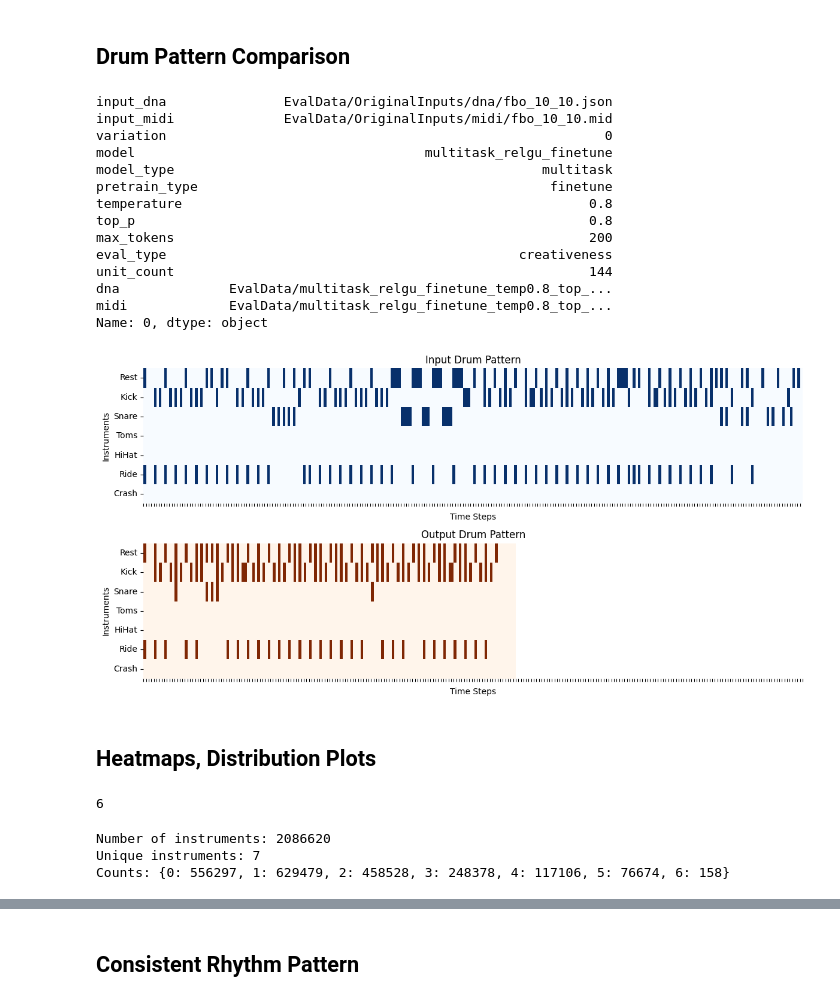
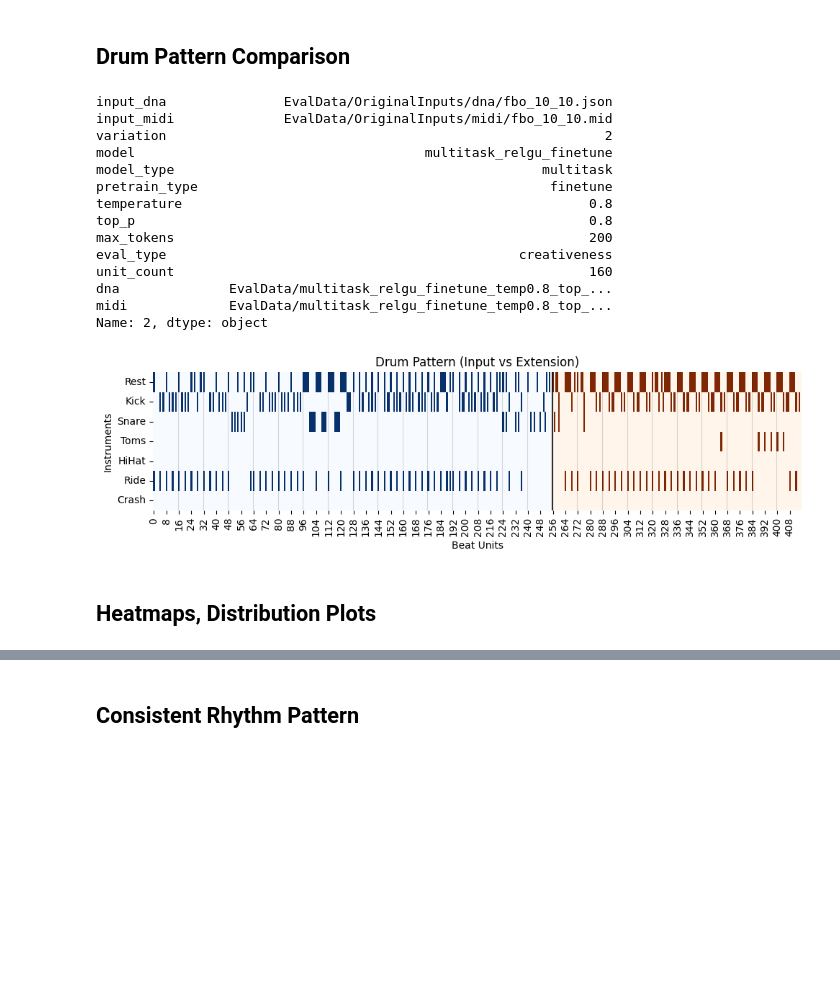
Before and after one commit to FlowkoHinti/GroovePal, a Jupyter notebook: Evaluation/ModelOutputAnalysis.ipynb, the cells around one changed output, grey strips where cells are left out. Drawn from its saved outputs; the diff is of its cells as text; code cells hidden in the pictures; blank space fills up the shorter version.

Commit message:
plotting

```diff
--- a/Evaluation/ModelOutputAnalysis.ipynb
+++ b/Evaluation/ModelOutputAnalysis.ipynb
@@ -143,9 +143,9 @@ else:
         unique_offsets = set()
 
         with open(dna, 'r') as f:
-            data = json.load(f)[0]
+            out_dna = json.load(f)[0]
 
-            for dna_unit in data.get('DNAUnits', []):
+            for dna_unit in out_dna.get('DNAUnits', []):
                 vel_dict = dna_unit.get('VelocityPerValuePart', {})
                 off_dict = dna_unit.get('OffsetTicksPerValuePart', {})
 
@@ -170,10 +170,10 @@ else:
                     unique_offsets.add(o)
 
                 # nomml
-                tpqn = data.get('TicksPerQuarterNote', 480)
+                tpqn = out_dna.get('TicksPerQuarterNote', 480)
 
                 onsets = []
-                for dna_unit in data.get('DNAUnits', []):
+                for dna_unit in out_dna.get('DNAUnits', []):
                     off_dict = dna_unit.get('OffsetTicksPerValuePart', {})
                     for o in off_dict.values():
                         onsets.append(o)
@@ -185,7 +185,7 @@ else:
             'unique_velocity_count': len(unique_velocities),
             'dnvr': len(unique_velocities) / 128.0,
             'unique_offset_count': len(unique_offsets),
-            'dnodr': len(unique_offsets) / data.get('TicksPerGridUnit', 120),
+            'dnodr': len(unique_offsets) / out_dna.get('TicksPerGridUnit', 120),
             'nomml': nomml
         })
 
@@ -578,12 +655,12 @@ See the caveats in the documentation: https://pandas.pydata.org/pandas-docs/stab
 def bit_indexes(n):
     return [i for i in range(n.bit_length()) if (n >> i) & 1]
 # %%
-example = eval_data.iloc[0]
+example = eval_data.iloc[2]
 example
 # %% [output]
 input_dna               EvalData/OriginalInputs/dna/fbo_10_10.json
 input_midi              EvalData/OriginalInputs/midi/fbo_10_10.mid
-variation                                                        0
+variation                                                        2
 model                                     multitask_relgu_finetune
 model_type                                               multitask
 pretrain_type                                             finetune
@@ -591,10 +668,10 @@ temperature                                                    0.8
 top_p                                                          0.8
 max_tokens                                                     200
 eval_type                                             creativeness
-unit_count                                                     144
+unit_count                                                     160
 dna              EvalData/multitask_relgu_finetune_temp0.8_top_...
 midi             EvalData/multitask_relgu_finetune_temp0.8_top_...
-Name: 0, dtype: object
+Name: 2, dtype: object
 # %%
 # plot drum patterns of input and some variations
 with open(example['input_dna'], 'r') as f:
@@ -638,25 +715,42 @@ for i, unit in enumerate(output_units):
 # %%
 instrument_keys = [name for name, val in InstrumentValues.__members__.items()]
 
-plt.figure(figsize=(12, 6))
-plt.subplot(2, 1, 1)
-sns.heatmap(input_pattern.T, cmap='Blues', cbar=False)
-plt.yticks(np.arange(len(instrument_keys)) + 0.5, instrument_keys, rotation=0)
-plt.xticks(np.arange(len_input), rotation=0)
-plt.title('Input Drum Pattern')
-plt.xlabel('Time Steps')
-plt.ylabel('Instruments')
-plt.subplot(2, 1, 2)
-sns.heatmap(output_pattern.T, cmap='Oranges', cbar=False)
-plt.yticks(np.arange(len(instrument_keys)) + 0.5, instrument_keys, rotation=0)
-plt.xticks(np.arange(len_input), rotation=0)
-plt.title('Output Drum Pattern')
-plt.xlabel('Time Steps')
-plt.ylabel('Instruments')
+full_pattern = np.concatenate([input_pattern, output_pattern], axis=0)
+total_steps = full_pattern.shape[0]
+
+input_mask = np.zeros_like(full_pattern, dtype=bool)
+extension_mask = np.zeros_like(full_pattern, dtype=bool)
+input_mask[len_input:, :] = True
+extension_mask[:len_input, :] = True
+
+fig, ax = plt.subplots(figsize=(10, 3))
+
+# Two heatmaps on the same Axes
+sns.heatmap(full_pattern.T, mask=input_mask.T, cmap="Blues", cbar=False, ax=ax)
+sns.heatmap(full_pattern.T, mask=extension_mask.T, cmap="Oranges", cbar=False, ax=ax)
+
+# Labels
+ax.set_yticks(np.arange(len(instrument_keys)) + 0.5)
+ax.set_yticklabels(instrument_keys, rotation=0)
+ax.set_xlabel("Beat Units")
+ax.set_ylabel("Instruments")
+ax.set_title("Drum Pattern (Input vs Extension)")
+
+# Ensure full extent is visible
+ax.set_xlim(0, total_steps)
+
+# Input/extension boundary
+ax.axvline(len_input, color="black", linewidth=1.5, alpha=0.8, zorder=10)
+
+# Measure markers (every 16 steps)
+steps_per_measure = 16
+for x in range(steps_per_measure, total_steps, steps_per_measure):
+    ax.axvline(x, color="black", linewidth=0.8, alpha=0.15, zorder=10)
+
 plt.tight_layout()
 plt.show()
 # %% [output]
-[figure, old version]
+[figure, new version]
 # %% [markdown]
 ## Heatmaps, Distribution Plots
 # %%
@@ -685,5 +846,0 @@ for dna, input_dna in zip(eval_data['dna'], eval_data['input_dna']):
-# %%
-instruments = [i for i in instruments if i < len(RemappedInstrumentValues)]
-max(instruments)
-# %% [output]
-6
@@ -694,8 +846,0 @@ instrument_names = [instrument_lookup[i] for i in instruments]
-# %%
-print("Number of instruments:", len(instruments))
-print("Unique instruments:", len(set(instruments)))
-print("Counts:", {i: instruments.count(i) for i in set(instruments)})
-# %% [output]
-Number of instruments: 2086620
-Unique instruments: 7
-Counts: {0: 556297, 1: 629479, 2: 458528, 3: 248378, 4: 117106, 5: 76674, 6: 158}
```
Also changed, not shown: parts of 14 cells of this notebook, 2 other files.
